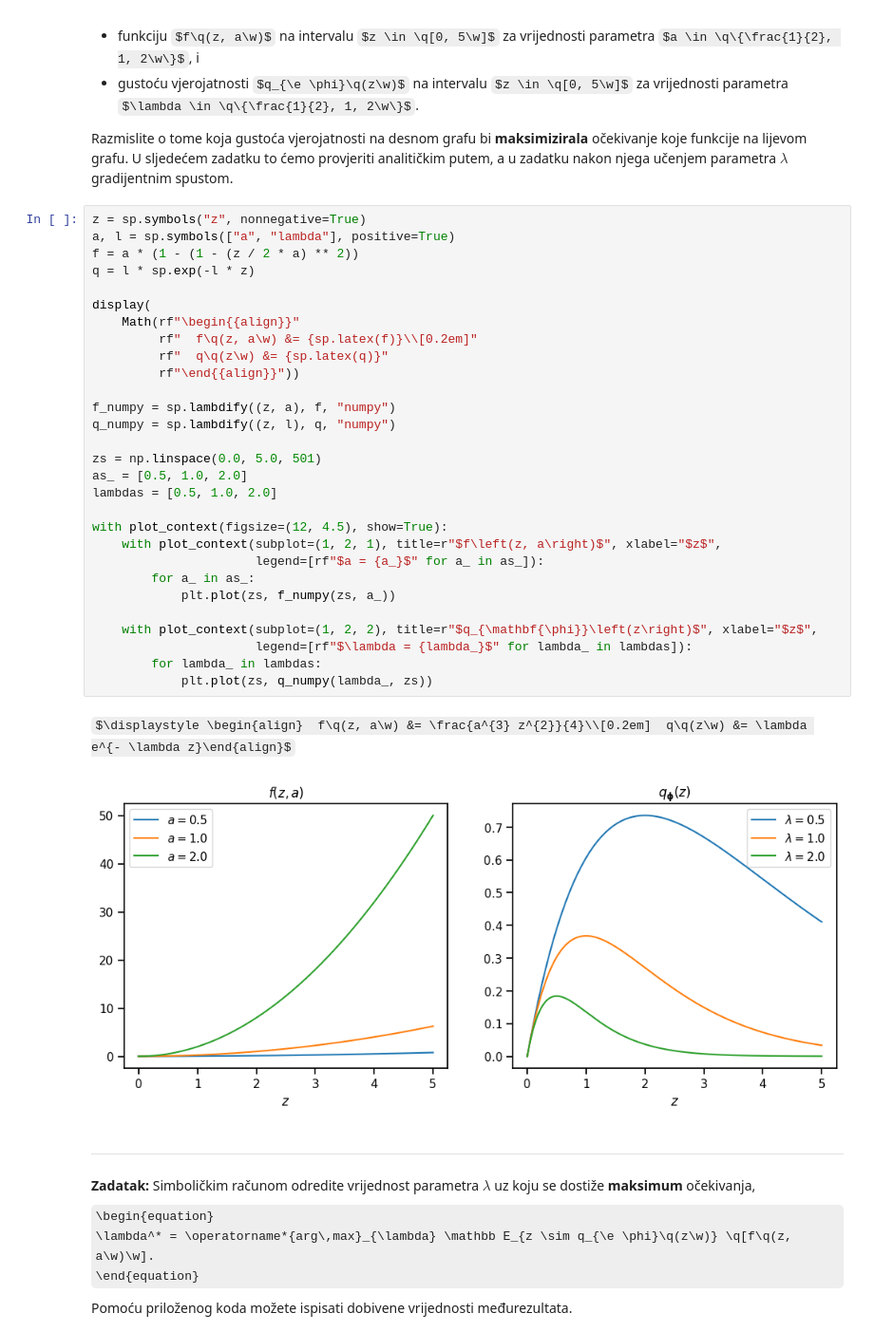
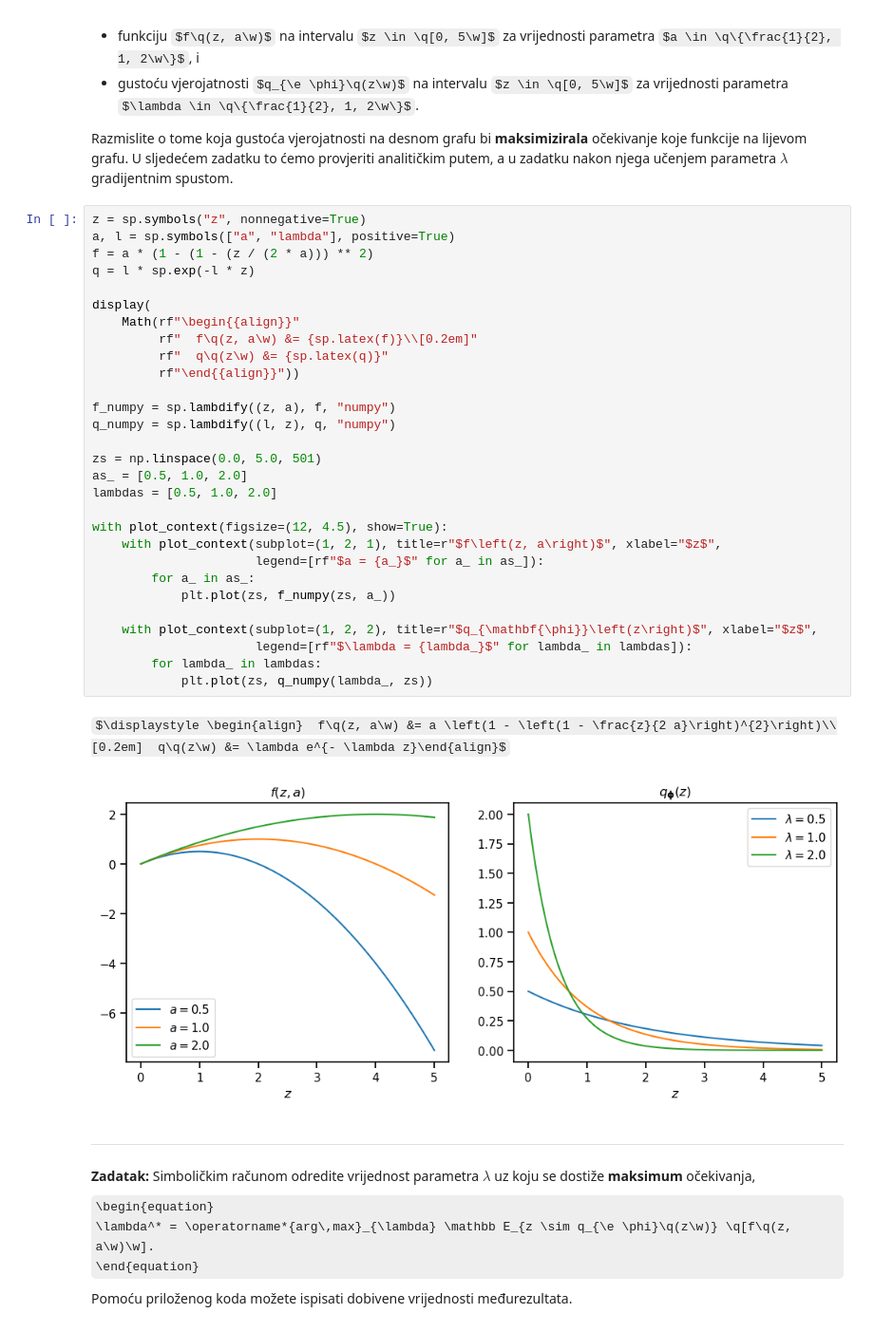
Before and after one commit to dinogrgic1/fer-deep-learning-2-labs, a Jupyter notebook: lab2/lab_2.ipynb, the cells around one changed output. Shown at 95% size. Saved outputs shown, nothing was run; the diff lists cells and outputs as text; some formulas as TeX source.

```diff
--- a/lab2/lab_2.ipynb
+++ b/lab2/lab_2.ipynb
@@ -543,35 +540,35 @@ U sljedećem zadatku to ćemo provjeriti analitičkim putem, a u zadatku nakon n
 # %%
 z = sp.symbols("z", nonnegative=True)
 a, l = sp.symbols(["a", "lambda"], positive=True)
-f = a * (1 - (1 - (z / 2 * a) ** 2))
+f = a * (1 - (1 - (z / (2 * a))) ** 2)
 q = l * sp.exp(-l * z)
 
 display(
     Math(rf"\begin{{align}}"
          rf"  f\q(z, a\w) &= {sp.latex(f)}\\[0.2em]"
          rf"  q\q(z\w) &= {sp.latex(q)}"
          rf"\end{{align}}"))
 
 f_numpy = sp.lambdify((z, a), f, "numpy")
-q_numpy = sp.lambdify((z, l), q, "numpy")
+q_numpy = sp.lambdify((l, z), q, "numpy")
 
 zs = np.linspace(0.0, 5.0, 501)
 as_ = [0.5, 1.0, 2.0]
 lambdas = [0.5, 1.0, 2.0]
 
 with plot_context(figsize=(12, 4.5), show=True):
     with plot_context(subplot=(1, 2, 1), title=r"$f\left(z, a\right)$", xlabel="$z$",
                       legend=[rf"$a = {a_}$" for a_ in as_]):
         for a_ in as_:
             plt.plot(zs, f_numpy(zs, a_))
 
     with plot_context(subplot=(1, 2, 2), title=r"$q_{\mathbf{\phi}}\left(z\right)$", xlabel="$z$",
                       legend=[rf"$\lambda = {lambda_}$" for lambda_ in lambdas]):
         for lambda_ in lambdas:
             plt.plot(zs, q_numpy(lambda_, zs))
 # %% [output]
-$\displaystyle \begin{align}  f\q(z, a\w) &= \frac{a^{3} z^{2}}{4}\\[0.2em]  q\q(z\w) &= \lambda e^{- \lambda z}\end{align}$
+$\displaystyle \begin{align}  f\q(z, a\w) &= a \left(1 - \left(1 - \frac{z}{2 a}\right)^{2}\right)\\[0.2em]  q\q(z\w) &= \lambda e^{- \lambda z}\end{align}$
-[figure, old version]
+[figure, new version]
 # %% [markdown]
 ---
 
```
Also changed, not shown: parts of 22 cells of this notebook.
